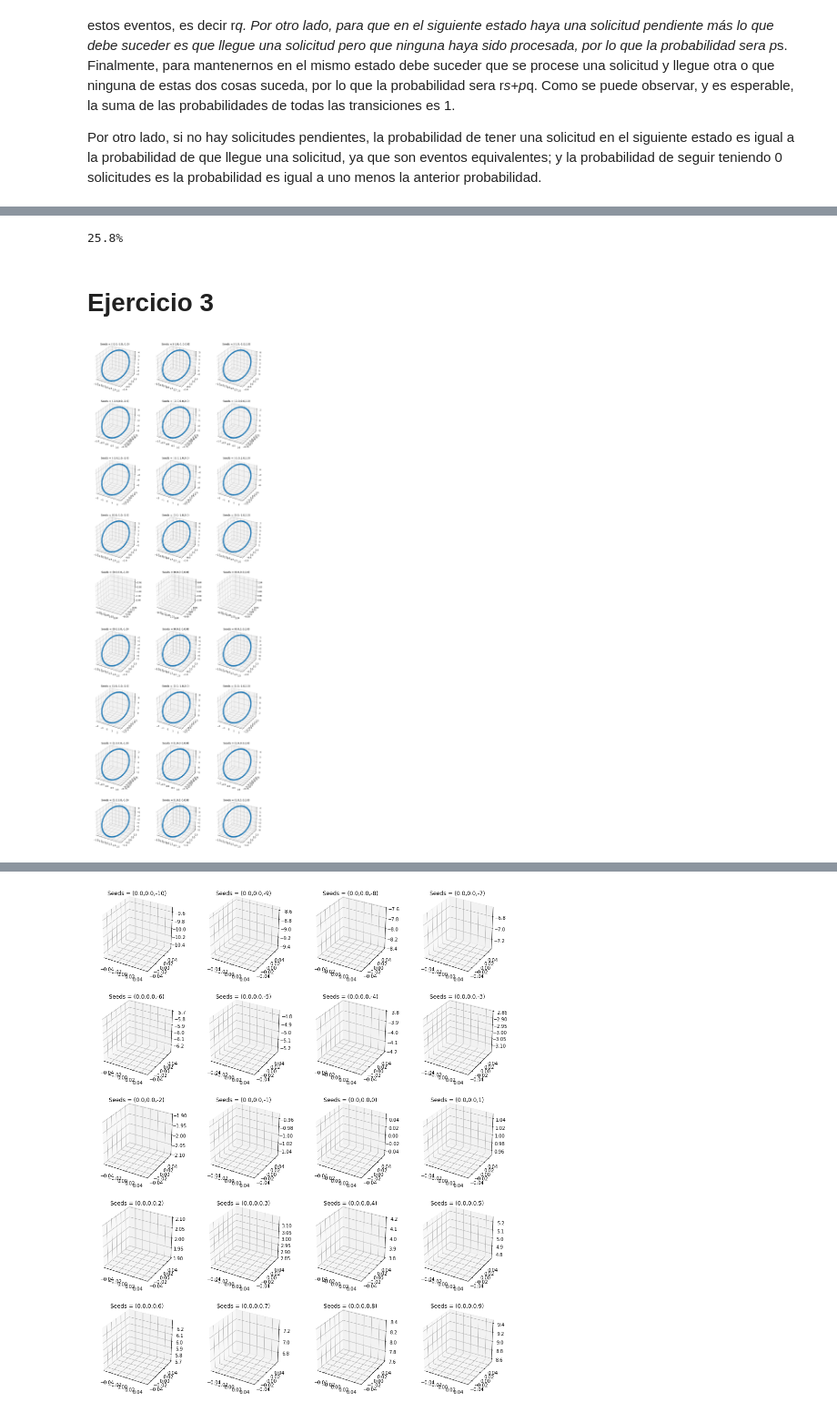
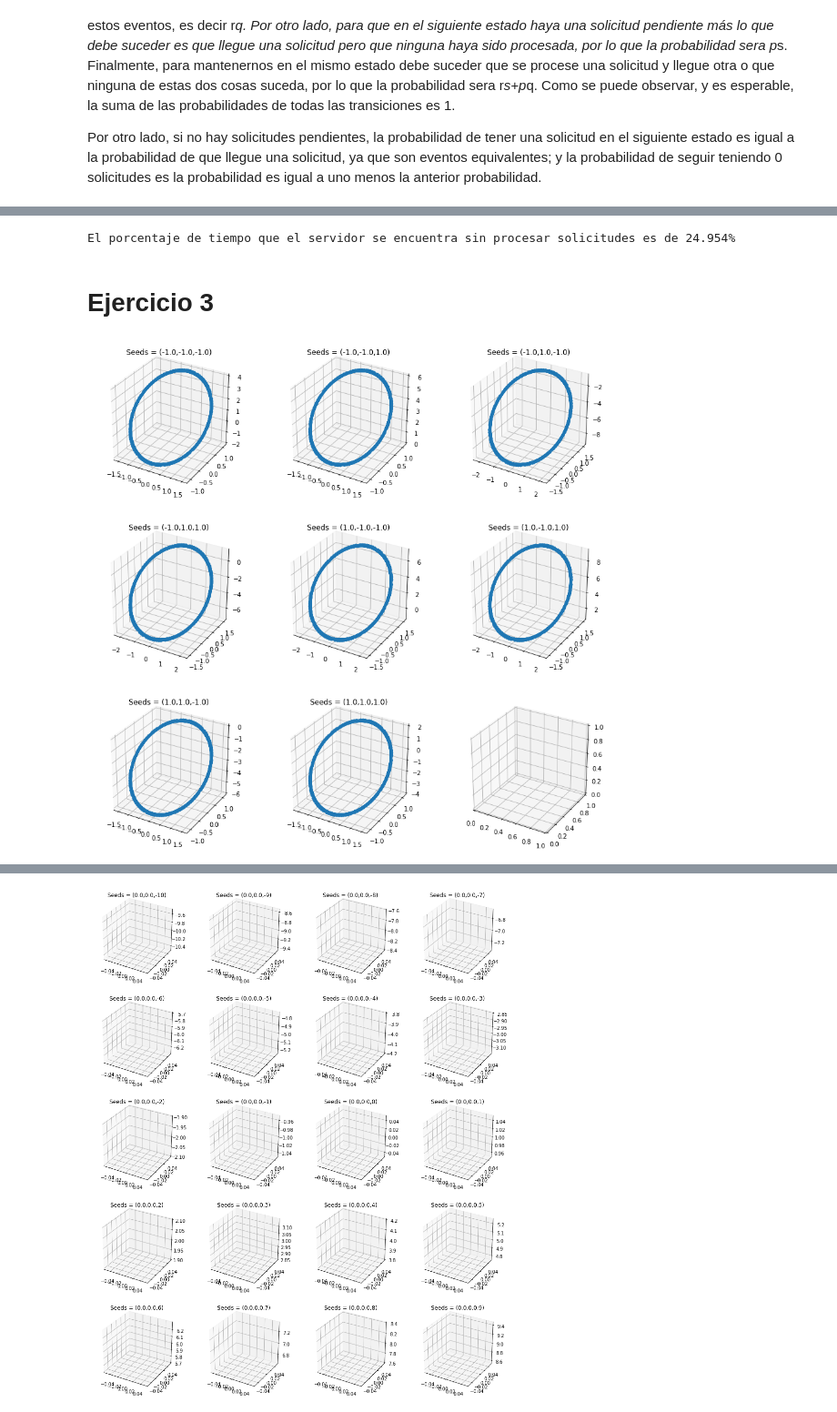
Before and after one commit to gonzalpetraglia/tp2-simu, a Jupyter notebook: TP2.ipynb, the cells around one changed output, grey strips where cells are left out. Shown: that part at 91% size. Cells and saved outputs as stored; diff of their text form; code cells hidden in the pictures.

```diff
--- a/TP2.ipynb
+++ b/TP2.ipynb
@@ -143,43 +168,47 @@ plt.show()
 # %%
 times_without_request = len(list(filter(lambda x: x == 0, states)))
 
-print ('{}%'.format(float(times_without_request)/len(states)*100))
+print ('El porcentaje de tiempo que el servidor se encuentra sin procesar ' +
+       'solicitudes es de {}%'.format(float(times_without_request)/len(states)*100))
 # %% [output]
-25.8%
+El porcentaje de tiempo que el servidor se encuentra sin procesar solicitudes es de 24.954%
 # %% [markdown]
 # Ejercicio 3
 # %%
+from mpl_toolkits.mplot3d import Axes3D
+
 def calculate_new_state(x,y,z):
     return x/2 + y, y - x/2, z - x - y
 
-x_seeds = [-1.0, 0.0, 1.0]
-y_seeds = [-1.0, 0.0, 1.0]
-z_seeds = [-1.0, 0.0, 1.0]
+x_seeds = [-1.0, 1.0]
+y_seeds = [-1.0, 1.0]
+z_seeds = [-1.0, 1.0]
 
-fig, axs = plt.subplots(9, 3, figsize=(15, 45), subplot_kw={'projection': '3d'})
+fig, axs = plt.subplots(3, 3, figsize=(15, 15), subplot_kw={'projection': '3d'})
 fig.subplots_adjust(hspace = .2, wspace=.2)
 axs = axs.ravel()
 
 i = 0
 for x_seed in x_seeds:
     for y_seed in y_seeds:
         for z_seed in z_seeds:
             x =  x_seed
             xs = [x]
             y = y_seed
             ys = [y]
             z = z_seed
             zs = [z]
             for j in range(100):
                 x, y, z = calculate_new_state(x,y,z)
                 xs.append(x)
                 ys.append(y)
                 zs.append(z)
             axs[i].plot(xs,ys,zs)
-            axs[i].set_title("Seeds = ({0},{1},{2})".format(x_seed, y_seed, z_seed))
+            axs[i].set_title(
+                "Seeds = ({0},{1},{2})".format(x_seed, y_seed, z_seed))
             i += 1
 
 plt.show()
 # %% [output]
-[figure, old version]
+[figure, new version]
 # %% [markdown]
```
Also changed, not shown: parts of 14 cells of this notebook, 5 other files.
